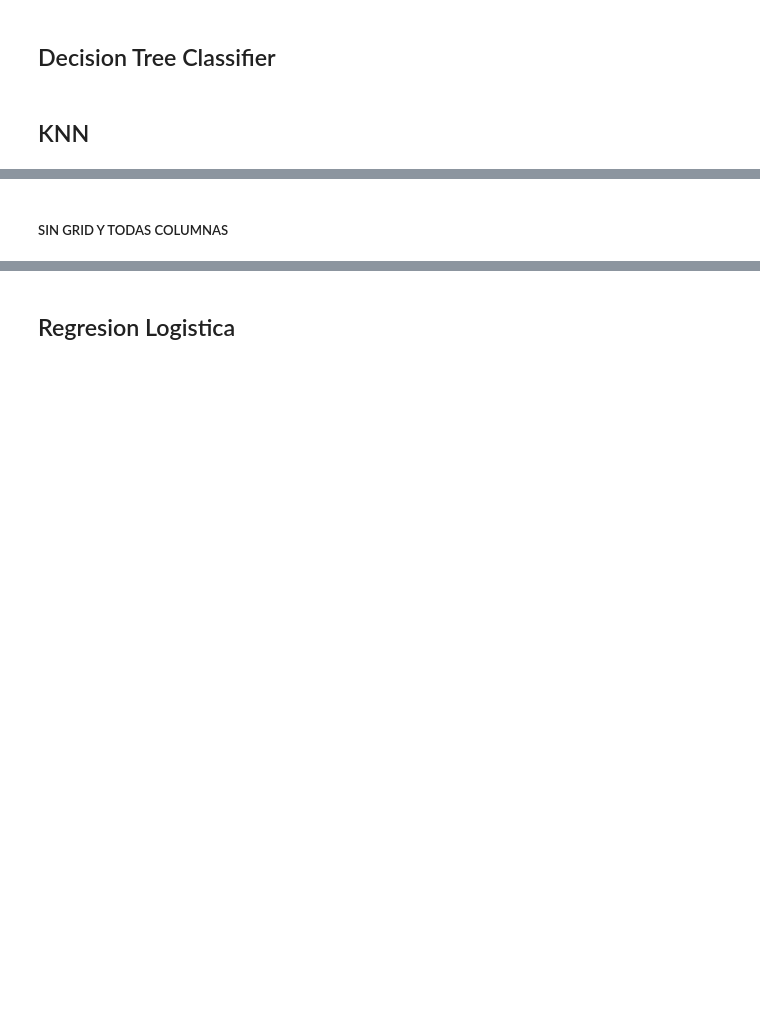
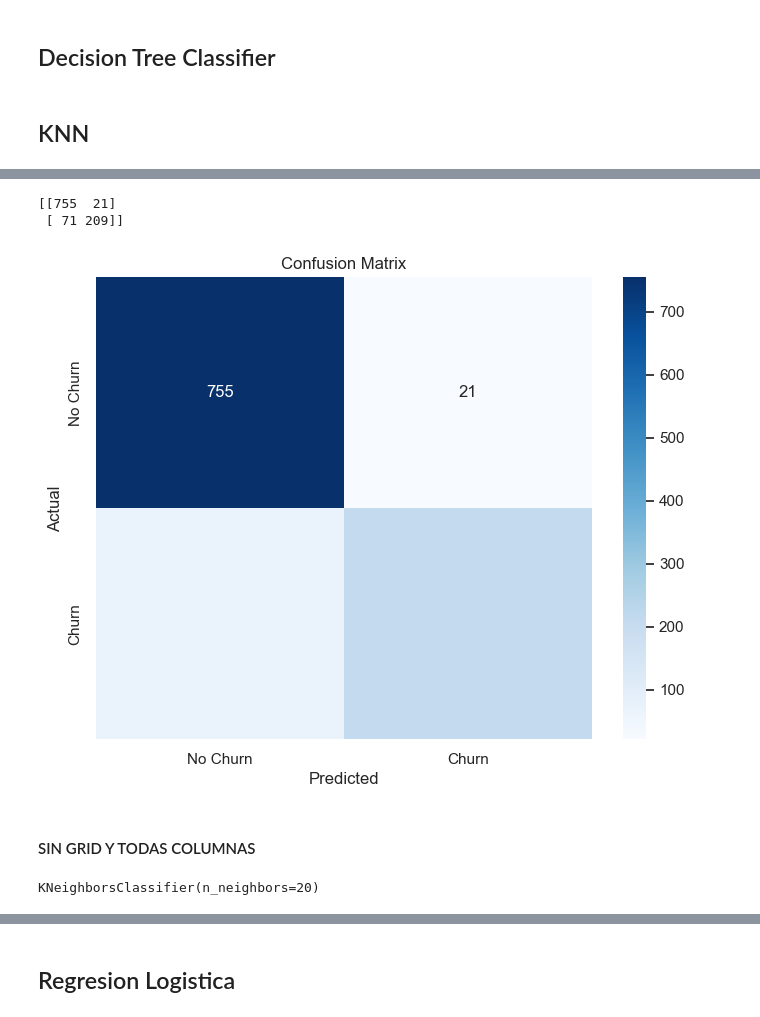
Before and after one commit to mcpoveda2/ProyectoFinalPython, a Jupyter notebook: projectFinal.ipynb, the cells around one changed output, grey strips where cells are left out. Cells and saved outputs as stored; diff of their text form; code cells hidden in the pictures; blank space fills up the shorter version.

Commit message:
Finalizacion modelo Knn

```diff
--- a/projectFinal.ipynb
+++ b/projectFinal.ipynb
@@ -947,6 +947,13 @@ data
 # %%
-X_train, X_test, y_train, y_test = train_test_split(X, y, test_size=0.2, random_state=42)
+X_train = train_data.drop(columns=["Churn Label"])
+y_train = train_data["Churn Label"]
+
+X_val = val_data.drop(columns=["Churn Label"])
+y_val = val_data["Churn Label"]
+
+X_test = test_data.drop(columns=["Churn Label"])
+y_test = test_data["Churn Label"]
 # %%
-KNclassifier = KNeighborsClassifier(n_neighbors=20)
+KNclassifier1 = KNeighborsClassifier(n_neighbors=20)
 # %%
-KNclassifier.fit(X_train, y_train)
+KNclassifier1.fit(X_train[columnasModelo], y_train)
@@ -953,2 +962,6 @@ KNclassifier.fit(X_train, y_train)
 # %%
-y_pred = KNclassifier.predict(X_test)
+train_metrics_kn = train_data.copy()
+train_metrics_kn["Preciction_knn1"] = KNclassifier1.predict(train_data[columnasModelo])
+
+val_metrics_kn = val_data.copy()
+val_metrics_kn["Preciction_knn1"] = KNclassifier1.predict(val_data[columnasModelo])
@@ -955,3 +994,14 @@ y_pred = KNclassifier.predict(X_test)
 # %%
-print(classification_report(y_test, y_pred))
-print(confusion_matrix(y_test, y_pred))
+cm = confusion_matrix(val_metrics_kn["Churn Label"], val_metrics_kn["Preciction_knn1"])
+print(cm)
+# Graficar la matriz de confusión usando seaborn
+plt.figure(figsize=(8, 6))
+sns.heatmap(cm, annot=True, fmt="d", cmap="Blues", xticklabels=["No Churn", "Churn"], yticklabels=["No Churn", "Churn"])
+plt.title('Confusion Matrix')
+plt.ylabel('Actual')
+plt.xlabel('Predicted')
+plt.show()
+# %% [output]
+[[755  21]
+ [ 71 209]]
+[figure, added]
@@ -966,2 +1008,2 @@ print("Precision: {:.2f}%".format(KNprecision*100))
 # %% [markdown]
-##### SIN GRID Y TODAS COLUMNAS
+#### SIN GRID Y TODAS COLUMNAS
@@ -976,3 +1030,5 @@ KNclassifier = KNeighborsClassifier(n_neighbors=20)
 # %%
-KNclassifier.fit(X_train, y_train)
+KNclassifier2.fit(X = train_data[columnasSinChurn], y = train_data["Churn Label"])
+# %% [output]
+KNeighborsClassifier(n_neighbors=20)
 # %%
```
Also changed, not shown: parts of 52 cells of this notebook.
